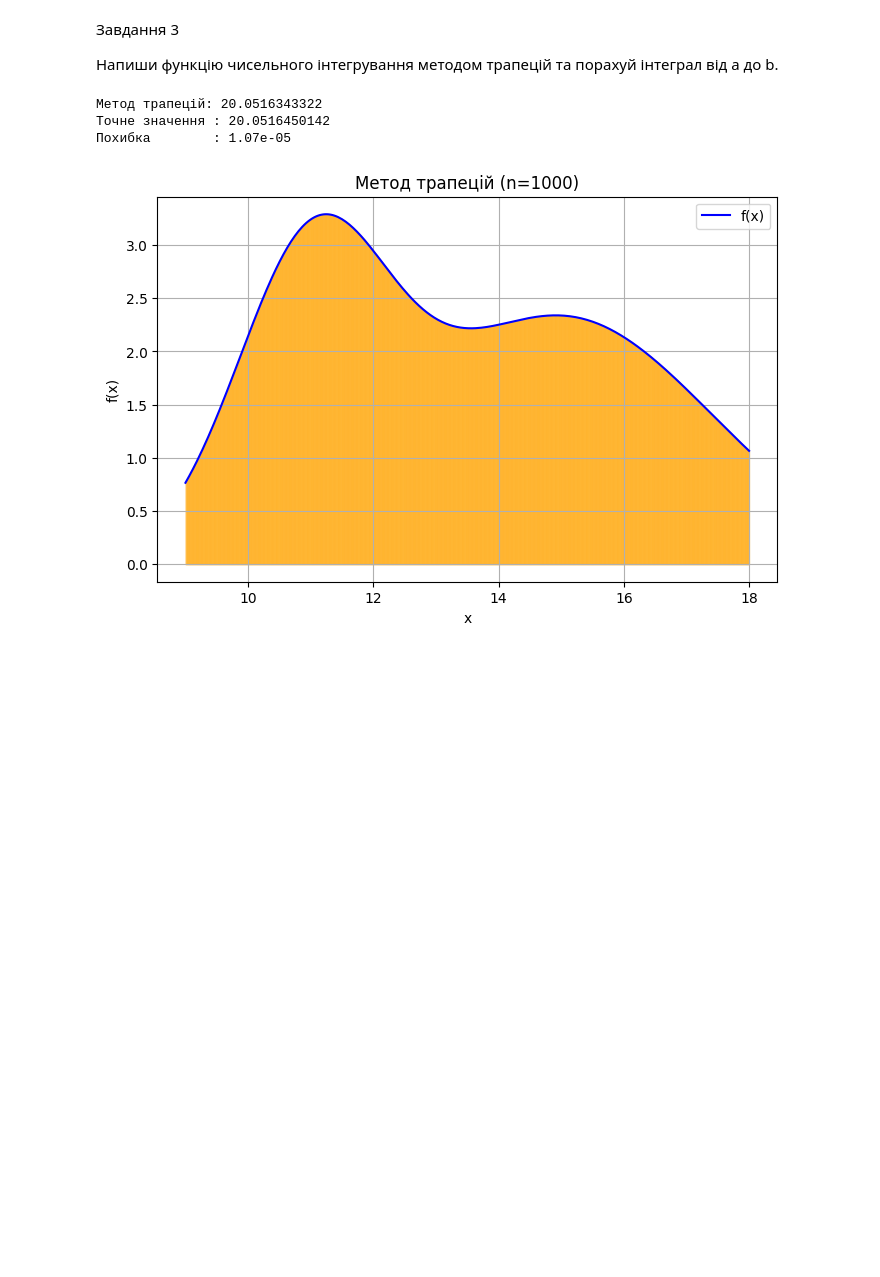
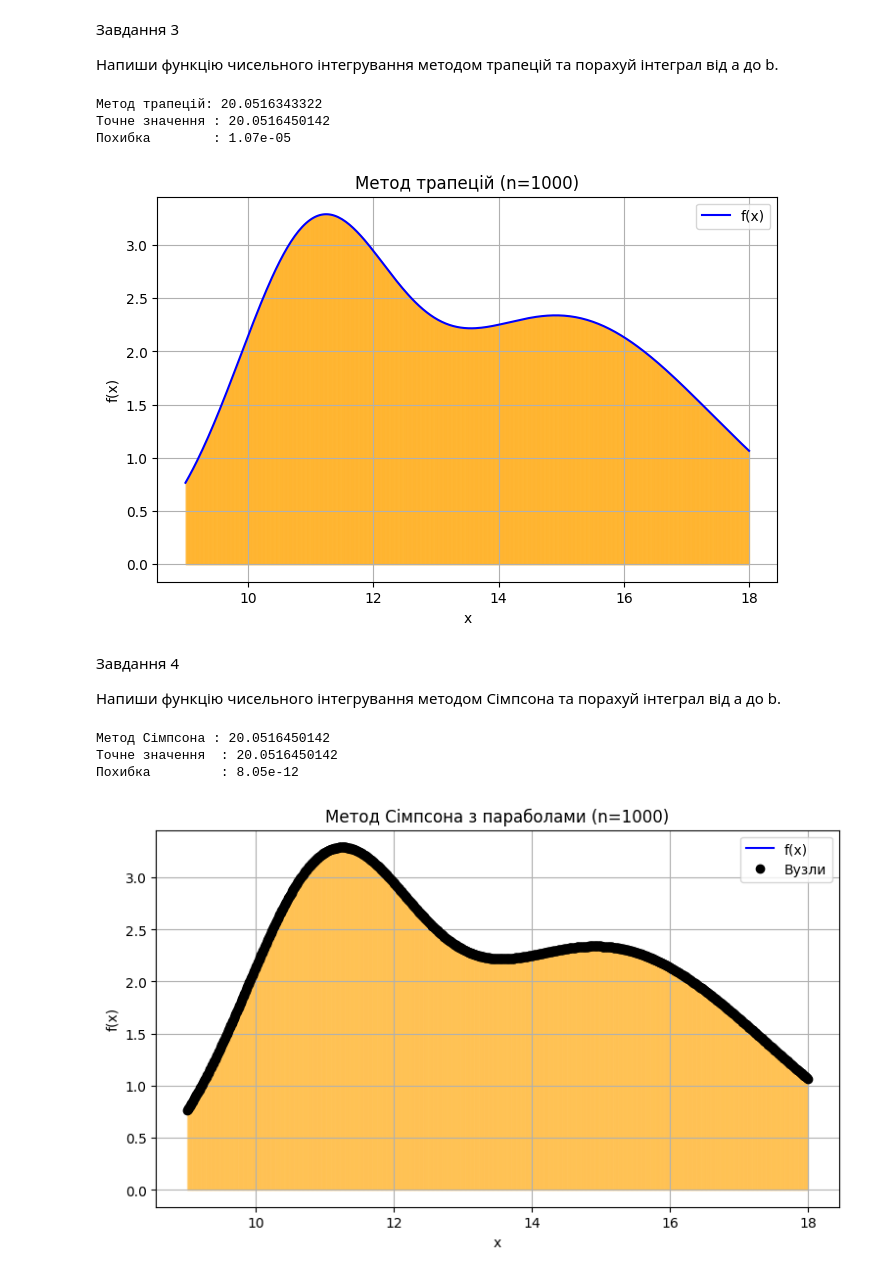
Before and after one commit to svetlanama/math, a Jupyter notebook: ДЗ6_Моісеєнко_Світлана.ipynb, the cells around one changed output. Cells and saved outputs as stored; diff of their text form; code cells hidden in the pictures; blank space fills up the shorter version.

```diff
--- a/ДЗ6_Моісеєнко_Світлана.ipynb
+++ b/ДЗ6_Моісеєнко_Світлана.ipynb
@@ -274,3 +274,74 @@ plt.show()
 Точне значення : 20.0516450142
 Похибка        : 1.07e-05
 [figure]
+# %% [markdown]
+Завдання 4
+
+Напиши функцію чисельного інтегрування методом Сімпсона та порахуй інтеграл від a до b.
+# %%
+import sympy as sp
+import numpy as np
+
+# --- Функція з завдання 1
+x = sp.symbols('x', real=True)
+mu1, sigma1, w1 = 11, sp.Float(1.2), sp.Integer(4)
+mu2, sigma2, w2 = 15, sp.Float(2.4), sp.Integer(7)
+
+f_sym = 2 * (
+    w1 / (sigma1 * sp.sqrt(2*sp.pi)) * sp.exp(-sp.Rational(1,2) * ((x - mu1)/sigma1)**2) +
+    w2 / (sigma2 * sp.sqrt(2*sp.pi)) * sp.exp(-sp.Rational(1,2) * ((x - mu2)/sigma2)**2)
+)
+f = sp.lambdify(x, f_sym, "numpy")
+
+# --- Метод Сімпсона
+def simpson_rule(func, a, b, n):
+    if n % 2 == 1:  # n має бути парним
+        n += 1
+    a, b = float(a), float(b)
+    h = (b - a) / n
+    xs = np.linspace(a, b, n+1)
+    ys = func(xs)
+    return (h/3) * (ys[0] + ys[-1] + 4*np.sum(ys[1:-1:2]) + 2*np.sum(ys[2:-2:2]))
+
+# --- Параметри
+a, b, n = 9.0, 18.0, 1000
+
+# --- Обчислення
+I_simp = simpson_rule(f, a, b, n)
+I_exact = float(sp.N(sp.integrate(f_sym, (x, a, b)), 15))
+
+print(f"Метод Сімпсона : {I_simp:.10f}")
+print(f"Точне значення  : {I_exact:.10f}")
+print(f"Похибка         : {abs(I_simp - I_exact):.2e}")
+
+# --- Побудова графіка
+X_plot = np.linspace(a, b, 300)
+Y_plot = f(X_plot)
+
+plt.figure(figsize=(9,5))
+plt.plot(X_plot, Y_plot, 'b-', label='f(x)')
+
+# Малюємо параболи для кожних двох підінтервалів
+for i in range(0, n, 2):
+    xi = xs[i:i+3]
+    yi = ys[i:i+3]
+    coef = np.polyfit(xi, yi, 2)  # квадратичний поліном
+    X_parabola = np.linspace(xi[0], xi[-1], 50)
+    Y_parabola = np.polyval(coef, X_parabola)
+    plt.fill_between(X_parabola, Y_parabola, color='orange', alpha=0.3)
+    plt.plot(X_parabola, Y_parabola, 'r--')
+
+# Вузли
+plt.plot(xs, ys, 'ko', label='Вузли')
+
+plt.title(f"Метод Сімпсона з параболами (n={n})")
+plt.xlabel("x")
+plt.ylabel("f(x)")
+plt.grid(True)
+plt.legend()
+plt.show()
+# %% [output]
+Метод Сімпсона : 20.0516450142
+Точне значення  : 20.0516450142
+Похибка         : 8.05e-12
+[figure, added]
```
Also changed, not shown: parts of 2 cells of this notebook.
